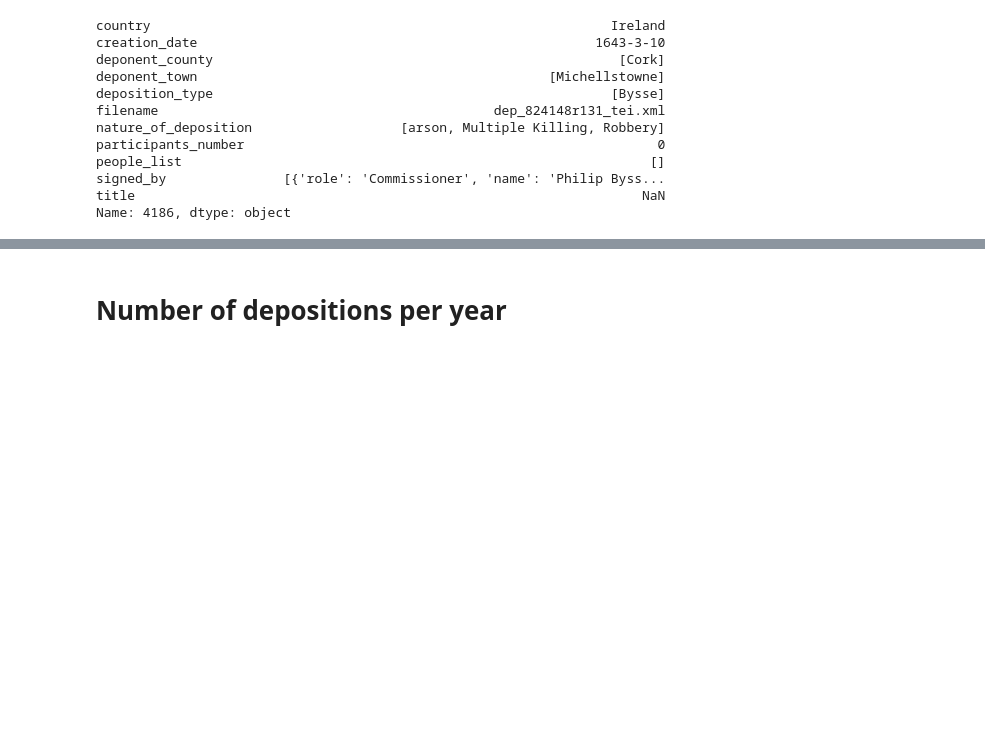
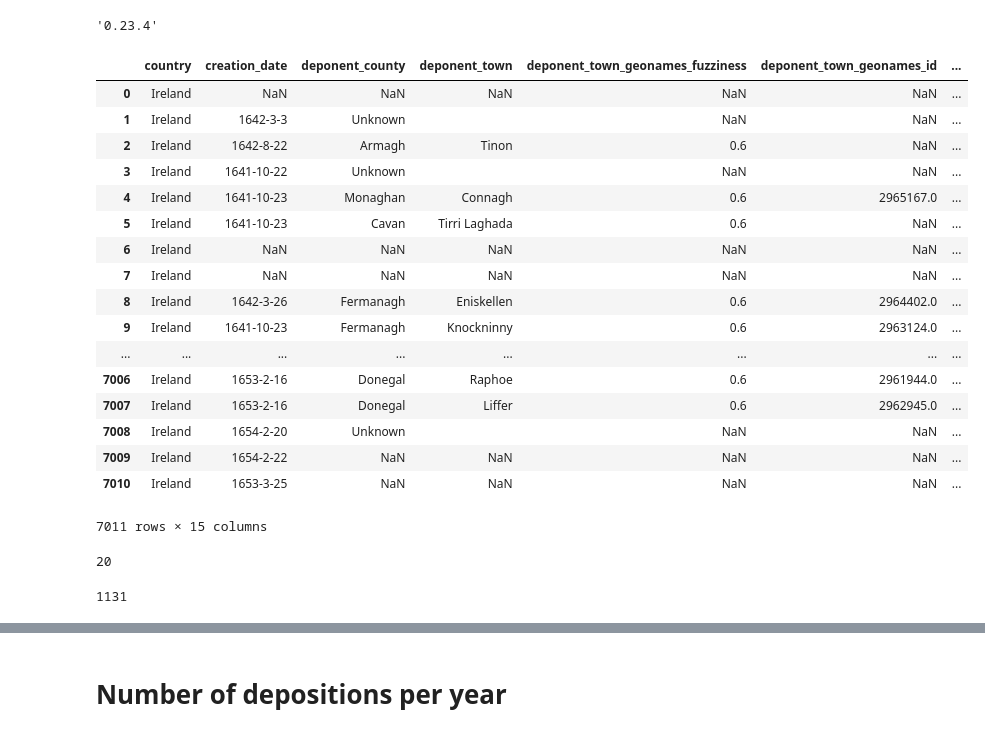
Before and after one commit to exploration-space/depositions-xml-to-json, a Jupyter notebook: notebooks/depositions_analysis.ipynb, the cells around one changed output, grey strips where cells are left out. Drawn from its saved outputs; the diff is of its cells as text; code cells hidden in the pictures; blank space fills up the shorter version.

```diff
--- a/notebooks/depositions_analysis.ipynb
+++ b/notebooks/depositions_analysis.ipynb
@@ -62,18 +62,28 @@ pp = pprint.PrettyPrinter(indent=4)
 # import matplotlib.pyplot as plt
 # %%
 depositions_df = pd.read_json('../converted_json/all_depositions.json')
+# %%
+pd.__version__
+# %% [output]
+'0.23.4'
 # %%
-depositions_df.iloc[4186]
+depositions_df
 # %% [output]
+|  | country | creation_date | deponent_county | deponent_town | deponent_town_geonames_fuzziness | deponent_town_geonames_id | ... |
+| 0 | Ireland | NaN | NaN | NaN | NaN | NaN | ... |
+| 1 | Ireland | 1642-3-3 | Unknown |  | NaN | NaN | ... |
+| 2 | Ireland | 1642-8-22 | Armagh | Tinon | 0.6 | NaN | ... |
+| 3 | Ireland | 1641-10-22 | Unknown |  | NaN | NaN | ... |
+| 4 | Ireland | 1641-10-23 | Monaghan | Connagh | 0.6 | 2965167.0 | ... |
+| 5 | Ireland | 1641-10-23 | Cavan | Tirri Laghada | 0.6 | NaN | ... |
+| 6 | Ireland | NaN | NaN | NaN | NaN | NaN | ... |
+| 7 | Ireland | NaN | NaN | NaN | NaN | NaN | ... |
+| 8 | Ireland | 1642-3-26 | Fermanagh | Eniskellen | 0.6 | 2964402.0 | ... |
+| 9 | Ireland | 1641-10-23 | Fermanagh | Knockninny | 0.6 | 2963124.0 | ... |
+| ... | ... | ... | ... | ... | ... | ... | ... |
+| 7006 | Ireland | 1653-2-16 | Donegal | Raphoe | 0.6 | 2961944.0 | ... |
+| 7007 | Ireland | 1653-2-16 | Donegal | Liffer | 0.6 | 2962945.0 | ... |
+| 7008 | Ireland | 1654-2-20 | Unknown |  | NaN | NaN | ... |
+| 7009 | Ireland | 1654-2-22 | NaN | NaN | NaN | NaN | ... |
+| 7010 | Ireland | 1653-3-25 | NaN | NaN | NaN | NaN | ... |
-country                                                           Ireland
-creation_date                                                   1643-3-10
-deponent_county                                                    [Cork]
-deponent_town                                             [Michellstowne]
-deposition_type                                                   [Bysse]
-filename                                           dep_824148r131_tei.xml
-nature_of_deposition                   [arson, Multiple Killing, Robbery]
-participants_number                                                     0
-people_list                                                            []
-signed_by               [{'role': 'Commissioner', 'name': 'Philip Byss...
-title                                                                 NaN
-Name: 4186, dtype: object
+7011 rows × 15 columns
@@ -80,3 +93,11 @@ Name: 4186, dtype: object
+# %%
+counts.min()
+# %% [output]
+20
+# %%
+len(depositions_df['deponent_county']) - depositions_df['deponent_county'].count()
+# %% [output]
+1131
 # %%
 depositions_df['creation_date_period'] = pd.PeriodIndex(depositions_df['creation_date'], freq='d')
 # %%
```
Also changed, not shown: parts of 10 cells of this notebook, 2 other files.
